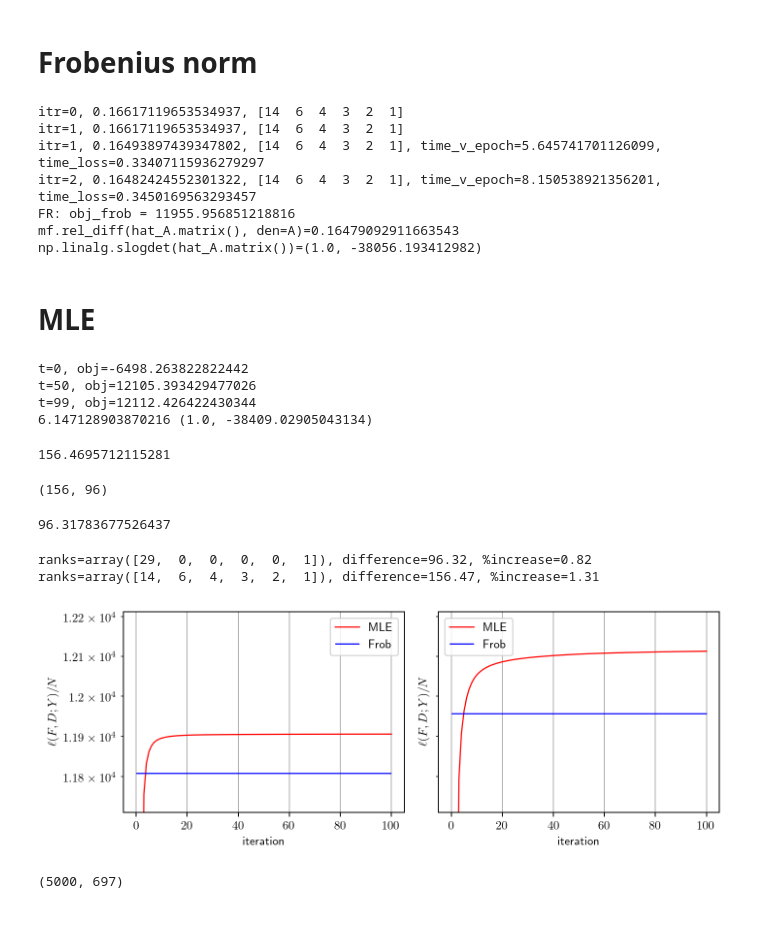
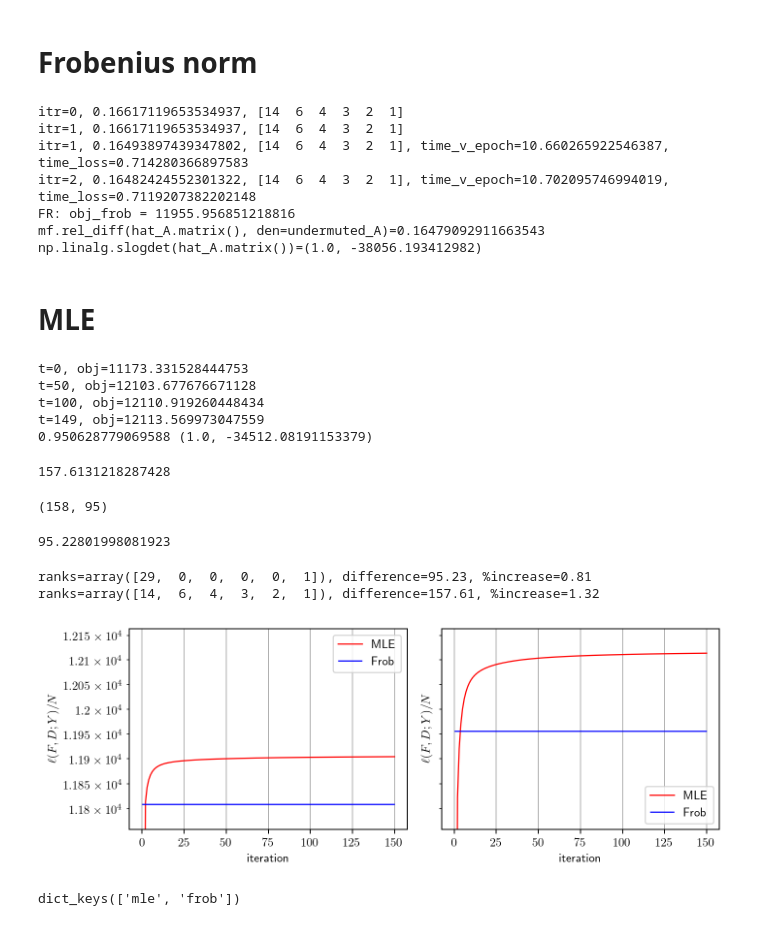
Before and after one commit to cvxgrp/multilevel_factor_model, a Jupyter notebook: examples/asset_cov.ipynb, the cells around one changed output. Saved outputs shown, nothing was run; the diff lists cells and outputs as text; code cells hidden in the pictures.

Commit message:
updates  examples to use fast methods

```diff
--- a/examples/asset_cov.ipynb
+++ b/examples/asset_cov.ipynb
@@ -94,7 +91,7 @@ ranks = np.array([rank-1, 0, 0, 0, 0, 1])
 # %% [markdown]
 # Frobenius norm
 # %%
-obj_frobs[str(ranks)] = mfm.frob_fit_loglikehood(unpermuted_A, Y, F_hpart, gics_hpart, ranks, printing=True, eps_ff=1e-3)
+frob_mfm, obj_frobs[str(ranks)] = mfm.fast_frob_fit_loglikehood(unpermuted_A, Y, F_hpart, gics_hpart, ranks, printing=True, eps_ff=1e-3)
 # %% [output]
 itr=0, 0.1541325347909012, [29  0  0  0  0  1]
 itr=1, 0.1541325347909012, [29  0  0  0  0  1]
@@ -108,10 +109,7 @@ np.linalg.slogdet(hat_A.matrix())=(1.0, -37702.343185018195)
 # %%
-loglikelihoods, F0, D0 = mfm.em_algorithm(n, Y, part_sizes, F_hpart, row_selectors, si_groups,
-                                         ranks, max_iter=100, eps=1e-8, printing=True,
-                                         F0=np.random.randn(n, rank-1),
-                                         D0=np.square(np.random.rand(n))+1)
+fitted_mfm, loglikelihoods = mfm.fit(Y, ranks, F_hpart, printing=True, max_iter=150, freq=50)
 
-Sigma0 = mfm.perm_hat_Sigma(F0, D0, F_hpart, ranks)
-print(mf.rel_diff(Sigma0, den=unpermuted_A[F_hpart["pi"], :][:, F_hpart["pi"]]), np.linalg.slogdet(Sigma0))
+Sigma0 = fitted_mfm.matrix()
+print(mf.rel_diff(Sigma0, den=unpermuted_A), np.linalg.slogdet(Sigma0))
 obj_mle[str(ranks)] = np.array(loglikelihoods)
 # %% [output]
@@ -127,14 +126,14 @@ ranks = np.array([14, 6, 4, 3, 2, 1])
 # Frobenius norm
 # %%
 # Frobenius norm
-obj_frobs[str(ranks)] = mfm.frob_fit_loglikehood(unpermuted_A, Y, F_hpart, gics_hpart, ranks, printing=True, eps_ff=1e-3)
+frob_mfm, obj_frobs[str(ranks)] = mfm.fast_frob_fit_loglikehood(unpermuted_A, Y, F_hpart, gics_hpart, ranks, printing=True, eps_ff=1e-3)
 # %% [output]
 itr=0, 0.16617119653534937, [14  6  4  3  2  1]
 itr=1, 0.16617119653534937, [14  6  4  3  2  1]
-itr=1, 0.16493897439347802, [14  6  4  3  2  1], time_v_epoch=5.645741701126099, time_loss=0.33407115936279297
-itr=2, 0.16482424552301322, [14  6  4  3  2  1], time_v_epoch=8.150538921356201, time_loss=0.3450169563293457
+itr=1, 0.16493897439347802, [14  6  4  3  2  1], time_v_epoch=10.660265922546387, time_loss=0.714280366897583
+itr=2, 0.16482424552301322, [14  6  4  3  2  1], time_v_epoch=10.702095746994019, time_loss=0.7119207382202148
 FR: obj_frob = 11955.956851218816
-mf.rel_diff(hat_A.matrix(), den=A)=0.16479092911663543
+mf.rel_diff(hat_A.matrix(), den=undermuted_A)=0.16479092911663543
 np.linalg.slogdet(hat_A.matrix())=(1.0, -38056.193412982)
 # %%
 # LR             0.16178478761767232
@@ -142,63 +141,61 @@ np.linalg.slogdet(hat_A.matrix())=(1.0, -38056.193412982)
 # %% [markdown]
 # MLE
 # %%
-loglikelihoods, F0, D0 = mfm.em_algorithm(n, Y, part_sizes, F_hpart, row_selectors, si_groups,
-                                         ranks, max_iter=100, eps=1e-8, printing=True,
-                                         F0=np.random.randn(n, rank-1),
-                                         D0=np.square(np.random.rand(n))+1)
+fitted_mfm, loglikelihoods = mfm.fit(Y, ranks, F_hpart, printing=True, max_iter=150, freq=50)
 
-Sigma0 = mfm.perm_hat_Sigma(F0, D0, F_hpart, ranks)
-print(mf.rel_diff(Sigma0, den=unpermuted_A[F_hpart["pi"], :][:, F_hpart["pi"]]), np.linalg.slogdet(Sigma0))
+Sigma0 = fitted_mfm.matrix()
+print(mf.rel_diff(Sigma0, den=unpermuted_A), np.linalg.slogdet(Sigma0))
 obj_mle[str(ranks)] = np.array(loglikelihoods)
 # %% [output]
-t=0, obj=-6498.263822822442
-t=50, obj=12105.393429477026
-t=99, obj=12112.426422430344
-6.147128903870216 (1.0, -38409.02905043134)
+t=0, obj=11173.331528444753
+t=50, obj=12103.677676671128
+t=100, obj=12110.919260448434
+t=149, obj=12113.569973047559
+0.950628779069588 (1.0, -34512.08191153379)
 # %%
 # hier MLE
-(12112.426422430344 - 11955.956851218816)
+(12113.569973047559 - 11955.956851218816)
 # %% [output]
-156.4695712115281
+157.6131218287428
 # %%
-12112 - 11956, 11905 - 11809
+12114 - 11956, 11904 - 11809
 # %% [output]
-(156, 96)
+(158, 95)
 # %%
 # factor MLE
-11905.189933020913 - 11808.872096245648
+11904.100116226467 - 11808.872096245648
 # %% [output]
-96.31783677526437
+95.22801998081923
 # %%
 rs = [np.array([rank-1, 0, 0, 0, 0, 1]), np.array([14, 6, 4, 3, 2, 1])]
 # ll_all = [ll_factor, ll_hier]
 plt.rcParams.update({
     "text.usetex": True,
     "text.latex.preamble": r"\usepackage{amsmath}"
 })
-ylim = [obj_mle[str(rs[1])].max()-400, obj_mle[str(rs[1])].max() + 100]
+ylim = [obj_frobs[str(rs[0])].max()-50, obj_mle[str(rs[1])].max() + 50]
 fig, axs = plt.subplots(1, 2, figsize=(8, 3), dpi=180, sharey=True)
 for i in range(2):
     ranks = rs[i]
     ll = obj_mle[str(rs[i])]
     print(f"{ranks=}, difference={(ll[-1]-obj_frobs[str(ranks)]):.2f}, %increase={(ll[-1]-obj_frobs[str(ranks)])/obj_frobs[str(ranks)]*100:.2f}")
     axs[i].plot(np.maximum(1, ll), color='r', lw=1, label=r"$\text{MLE}$")
     axs[i].set_xlabel('iteration')
     axs[i].hlines(obj_frobs[str(ranks)], 0, ll.size-1, color='b', lw=1, label=r"$\text{Frob}$")
     axs[i].set_ylabel(r'$\ell(F, D; Y)/N$')
     axs[i].set_yscale('log')
     axs[i].set_ylim(ylim)
     axs[i].grid(True)
     axs[i].legend()
     # axs[i].set_title(f"ranks$={list(ranks)}$")
 # plt.show()
 plt.tight_layout()
 # fig.suptitle("Observed data log-likelihood", fontsize=16, y=1.05)
 plt.savefig(f"plots/em_{mtype}.pdf", bbox_inches='tight')
 # %% [output]
-ranks=array([29,  0,  0,  0,  0,  1]), difference=96.32, %increase=0.82
-ranks=array([14,  6,  4,  3,  2,  1]), difference=156.47, %increase=1.31
+ranks=array([29,  0,  0,  0,  0,  1]), difference=95.23, %increase=0.81
+ranks=array([14,  6,  4,  3,  2,  1]), difference=157.61, %increase=1.32
-[figure, old version]
+[figure, new version]
 # %%
 with open(f"outputs/em_{mtype}.pickle", 'wb') as handle:
     lls = {"mle":obj_mle,  "frob":obj_frobs}
@@ -211,4 +206,4 @@ mlls.keys()
-# %%
-mf.convert_compressed_to_sparse(F0, F_hpart, ranks[:-1]).toarray().shape
-# %% [output]
-(5000, 697)
+# %%
+mlls.keys()
+# %% [output]
+dict_keys(['mle', 'frob'])
```
Also changed, not shown: parts of 5 cells of this notebook, 20 other files.
